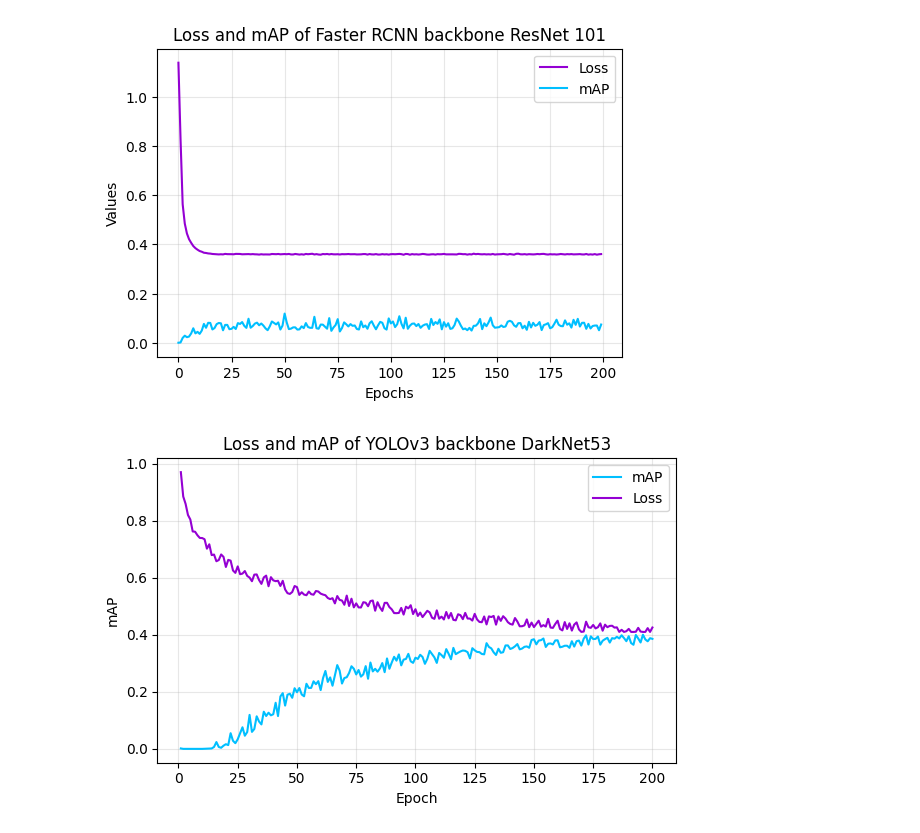
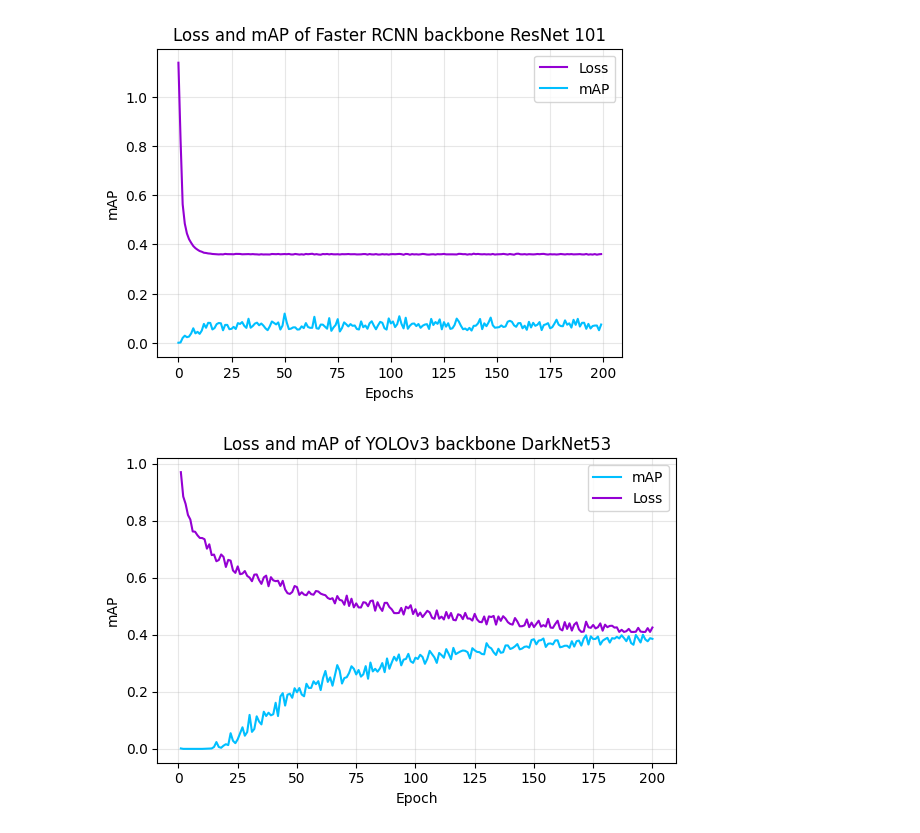
Before and after one commit to huutuan1705/Final_graduation_project, a Jupyter notebook: Visualize_information/vissulize_mAP_loss.ipynb, the cells around one changed output. Saved outputs shown, nothing was run; the diff lists cells and outputs as text; code cells hidden in the pictures.

```diff
--- a/Visualize_information/vissulize_mAP_loss.ipynb
+++ b/Visualize_information/vissulize_mAP_loss.ipynb
@@ -117,35 +117,35 @@ with open("faster_rcnn_resnet_Adam.txt", "r") as file:
 
 # Khởi tạo các mảng để lưu Total loss và Mean Average Precision
 total_losses = []
 mean_average_precisions = []
 
 # Duyệt qua từng dòng và trích xuất giá trị
 for line in lines:
     if "Total loss:" in line:
         # Tách và lấy giá trị của Total loss
         total_loss = float(line.split(":")[1].strip())
         total_losses.append(total_loss)
     elif "Mean Average Precision" in line:
         # Tách và lấy giá trị của Mean Average Precision
         mean_ap = float(line.split(":")[1].strip())
         mean_average_precisions.append(mean_ap)
 
 epochs = range(len(total_losses))
 
 # Vẽ đồ thị
 plt.figure(figsize=(6, 4))
 plt.plot(epochs, total_losses, label='Loss', color='darkviolet')
 plt.plot(epochs, mean_average_precisions, label='mAP', color='deepskyblue')
 
 # Thiết lập tiêu đề và nhãn
 plt.title('Loss and mAP of Faster RCNN backbone ResNet 101')
 plt.xlabel('Epochs')
-plt.ylabel('Values')
+plt.ylabel('mAP')
 plt.grid(alpha=0.3)
 plt.legend()
 plt.show()
 # %% [output]
-[figure, old version]
+[figure, new version]
 # %%
 # Đọc nội dung từ file txt
 with open("yolov3_adam.txt", "r", encoding="utf-8") as file:
```
Also changed, not shown: parts of 3 cells of this notebook.
